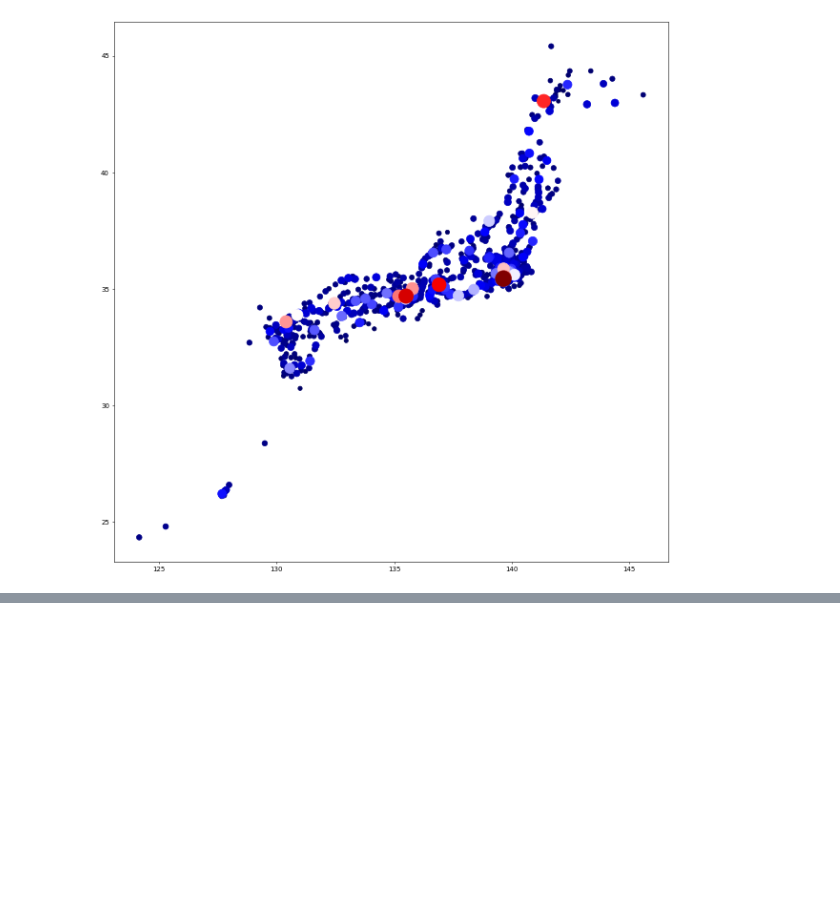
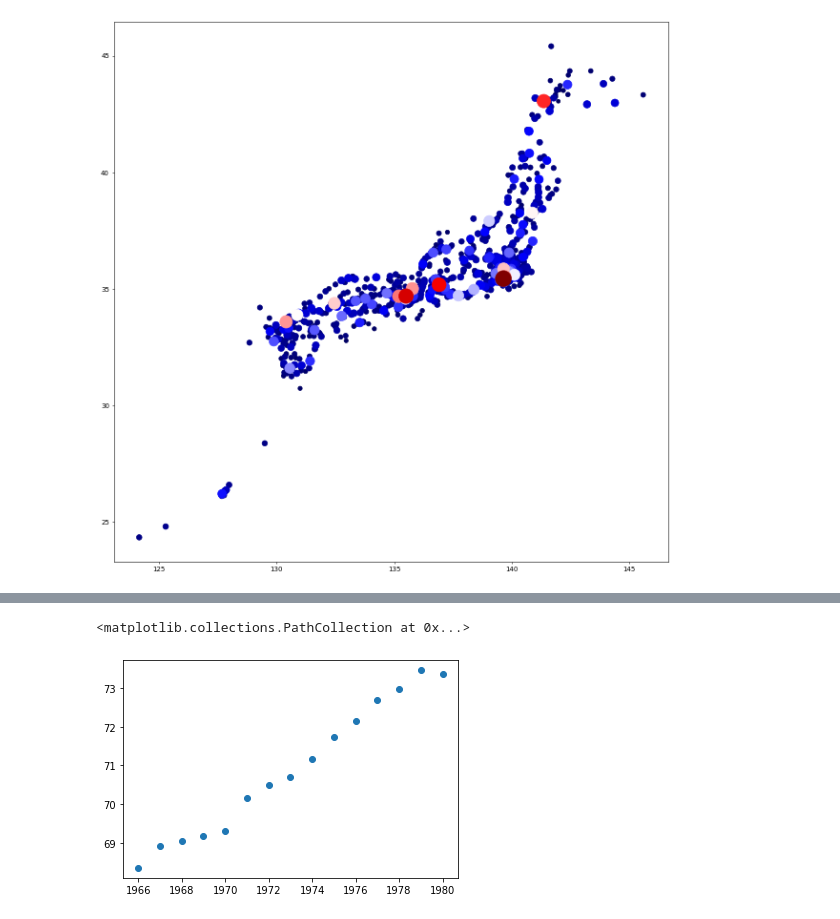
Before and after one commit to takam1602/zeroPython, a Jupyter notebook: chapter6.ipynb, the cells around one changed output, grey strips where cells are left out. Cells and saved outputs as stored; diff of their text form; code cells hidden in the pictures; blank space fills up the shorter version.

```diff
--- a/chapter6.ipynb
+++ b/chapter6.ipynb
@@ -120,0 +188,12 @@ import numpy as no
+# %%
+life_year = []
+life_data = []
+with open("lifespan.csv.3") as f:
+  for line in f:
+    y,d = line.split(",")
+    life_year.append(int(y))
+    life_data.append(float(d))
+plt.scatter(life_year,life_data)
+# %% [output]
+<matplotlib.collections.PathCollection at 0x...>
+[figure, added]
```
Also changed, not shown: parts of 7 cells of this notebook.
